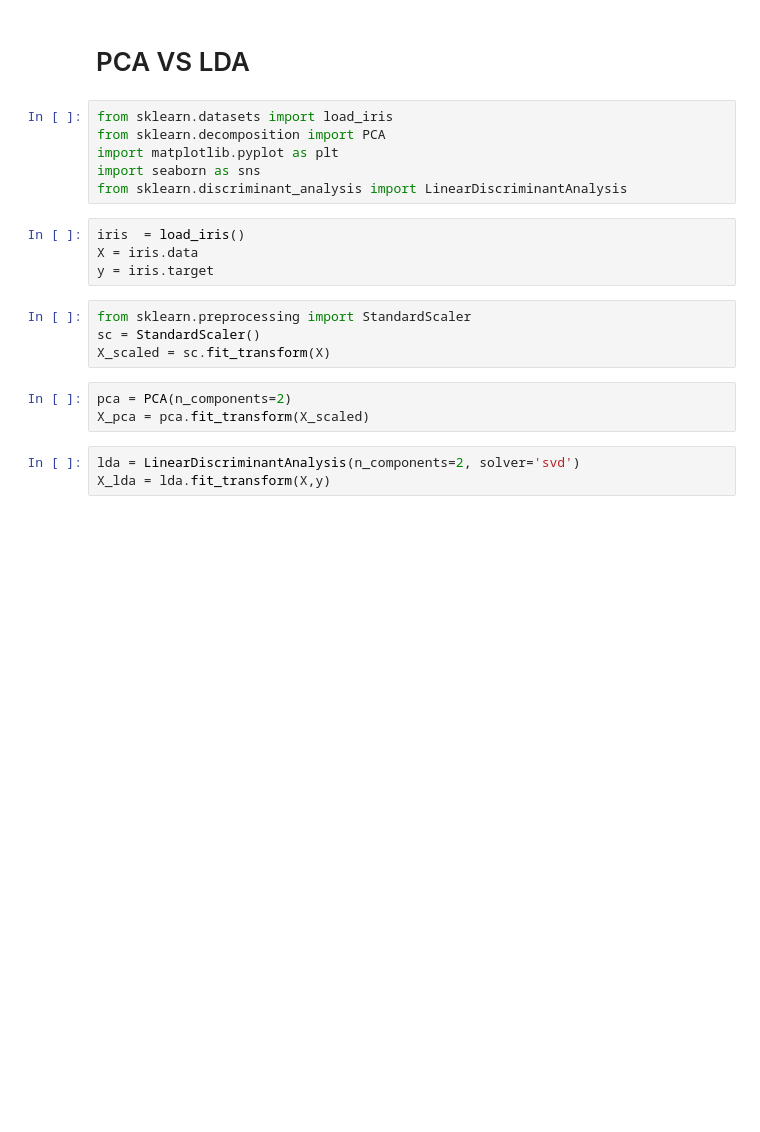
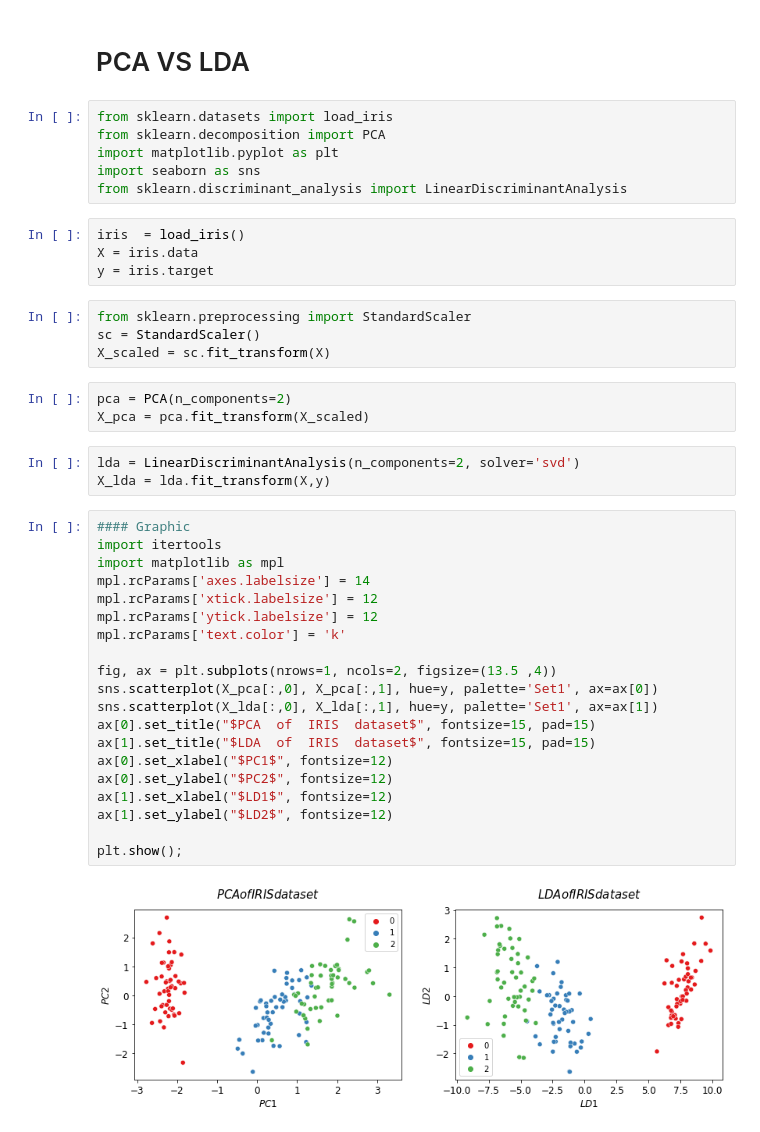
Before and after one commit to hatchdavid1/Dimensionality_reduction, a Jupyter notebook: Dimension_reduction.ipynb, the cells around one changed output. Cells and saved outputs as stored; diff of their text form; blank space fills up the shorter version.

```diff
--- a/Dimension_reduction.ipynb
+++ b/Dimension_reduction.ipynb
@@ -22,3 +22,25 @@ X_pca = pca.fit_transform(X_scaled)
 # %%
 lda = LinearDiscriminantAnalysis(n_components=2, solver='svd')
 X_lda = lda.fit_transform(X,y)
+# %%
+#### Graphic
+import itertools
+import matplotlib as mpl
+mpl.rcParams['axes.labelsize'] = 14
+mpl.rcParams['xtick.labelsize'] = 12
+mpl.rcParams['ytick.labelsize'] = 12
+mpl.rcParams['text.color'] = 'k'
+
+fig, ax = plt.subplots(nrows=1, ncols=2, figsize=(13.5 ,4))
+sns.scatterplot(X_pca[:,0], X_pca[:,1], hue=y, palette='Set1', ax=ax[0])
+sns.scatterplot(X_lda[:,0], X_lda[:,1], hue=y, palette='Set1', ax=ax[1])
+ax[0].set_title("$PCA  of  IRIS  dataset$", fontsize=15, pad=15)
+ax[1].set_title("$LDA  of  IRIS  dataset$", fontsize=15, pad=15)
+ax[0].set_xlabel("$PC1$", fontsize=12)
+ax[0].set_ylabel("$PC2$", fontsize=12)
+ax[1].set_xlabel("$LD1$", fontsize=12)
+ax[1].set_ylabel("$LD2$", fontsize=12)
+
+plt.show();
+# %% [output]
+[figure, added]
```
